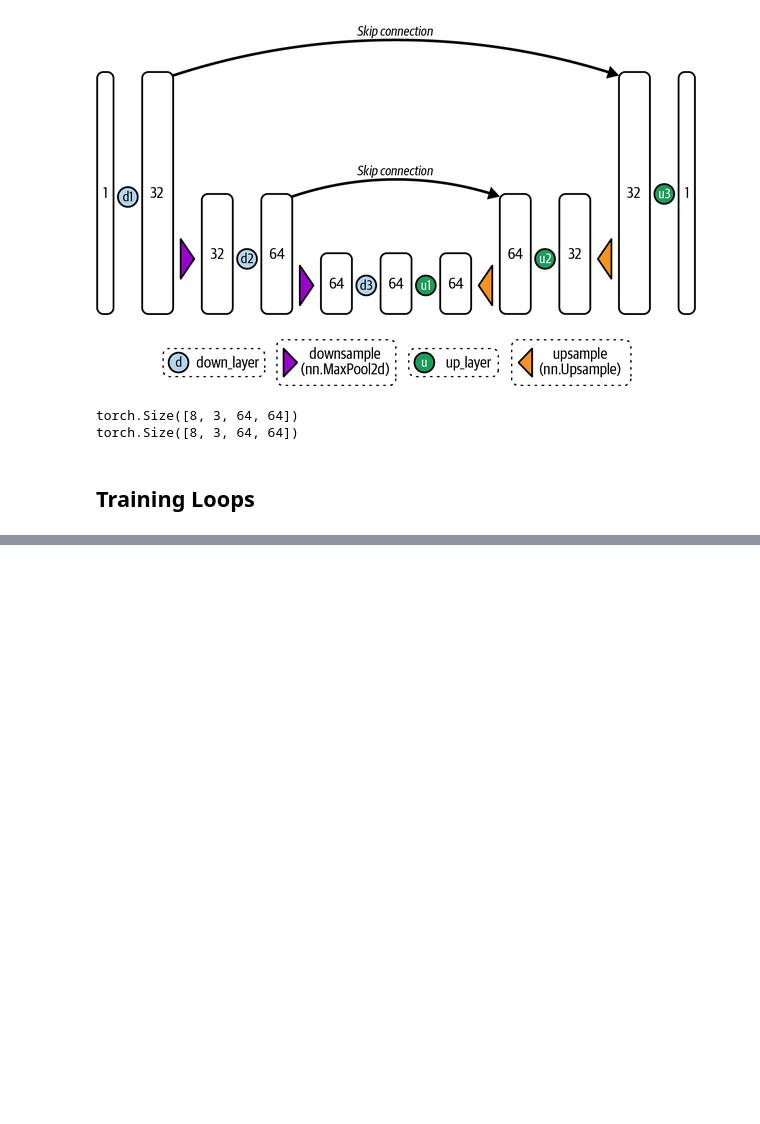
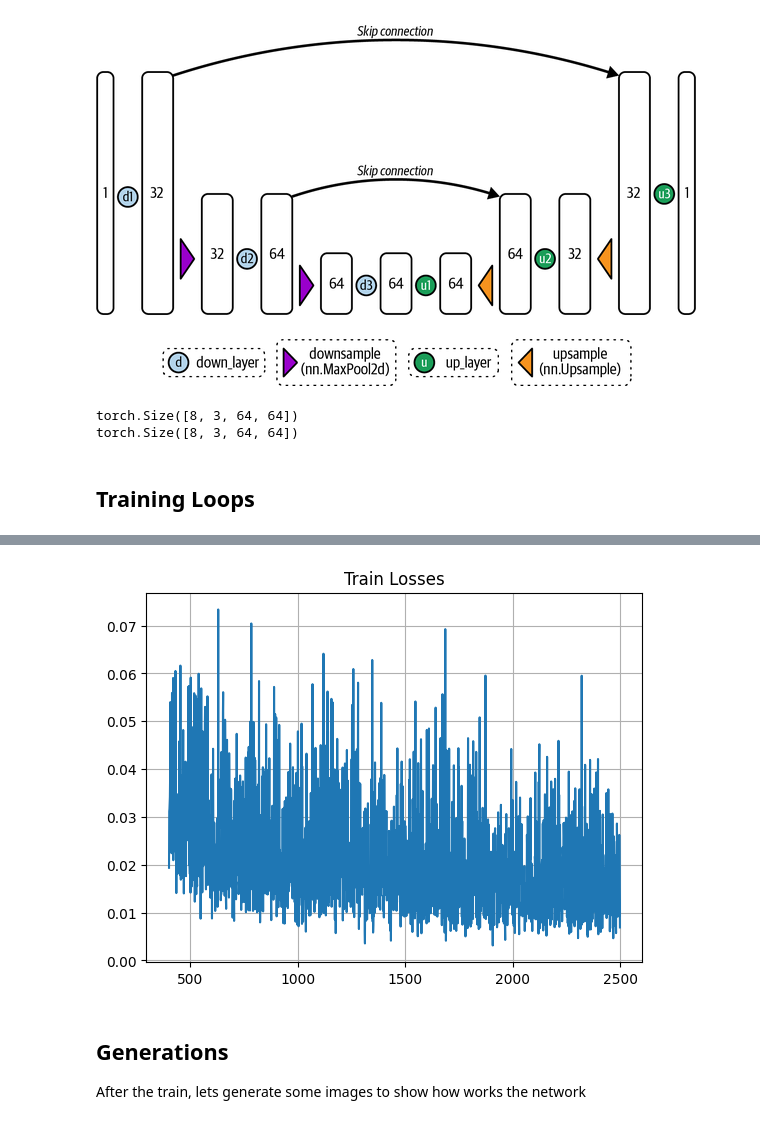
Before and after one commit to PudWin14/Generative_AI_TFM, a Jupyter notebook: Diffusion/Training_diffusion/Train_diffusion_model.ipynb, the cells around one changed output, grey strips where cells are left out. Drawn from its saved outputs; the diff is of its cells as text; code cells hidden in the pictures; blank space fills up the shorter version.

```diff
--- a/Diffusion/Training_diffusion/Train_diffusion_model.ipynb
+++ b/Diffusion/Training_diffusion/Train_diffusion_model.ipynb
@@ -296 +310,7 @@ Finalizado entrenamiento del modelo!
+# %%
+plt.title("Train Losses")
+plt.plot(range(400,len(train_loss)),train_loss[400:]);
+plt.grid()
+# %% [output]
+[figure, added]
 # %%
@@ -319,4 +339,7 @@ torch.save(model.state_dict(),"First_train.pth")
 # model.eval()
+# %% [markdown]
+## Generations
+After the train, lets generate some images to show how works the network
 # %%
 pipeline = DDPMPipeline(unet=model, scheduler=scheduler)
 ims = pipeline(batch_size=4).images
```
Also changed, not shown: parts of 9 cells of this notebook.
